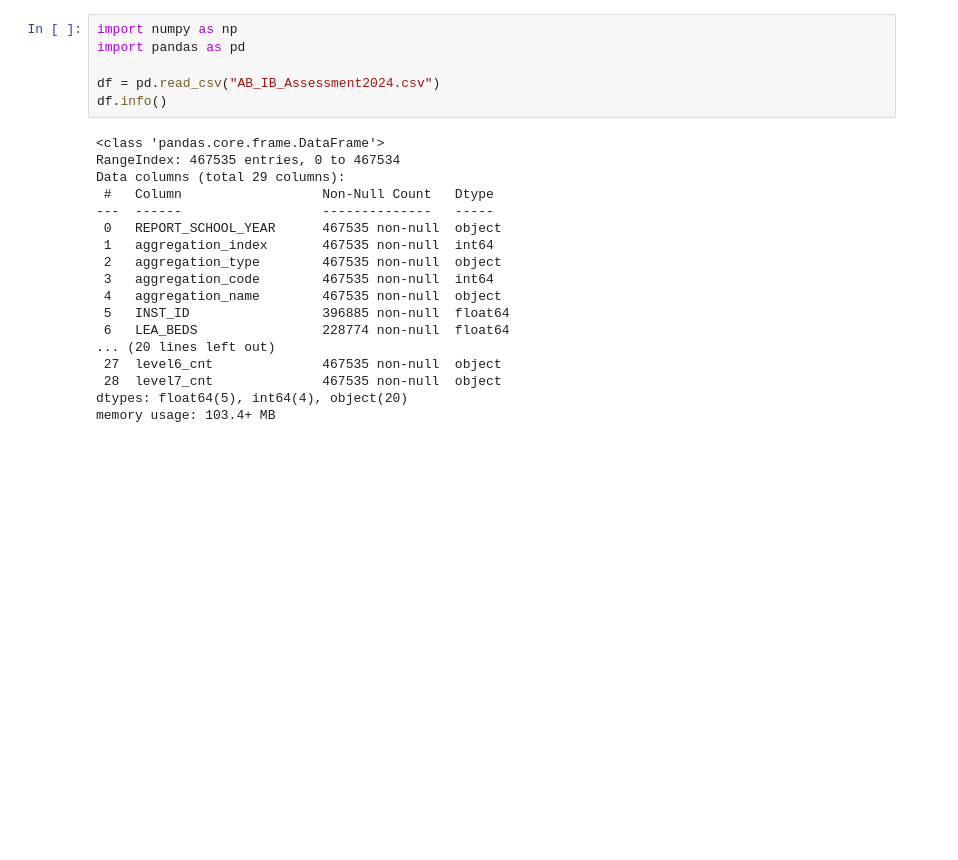
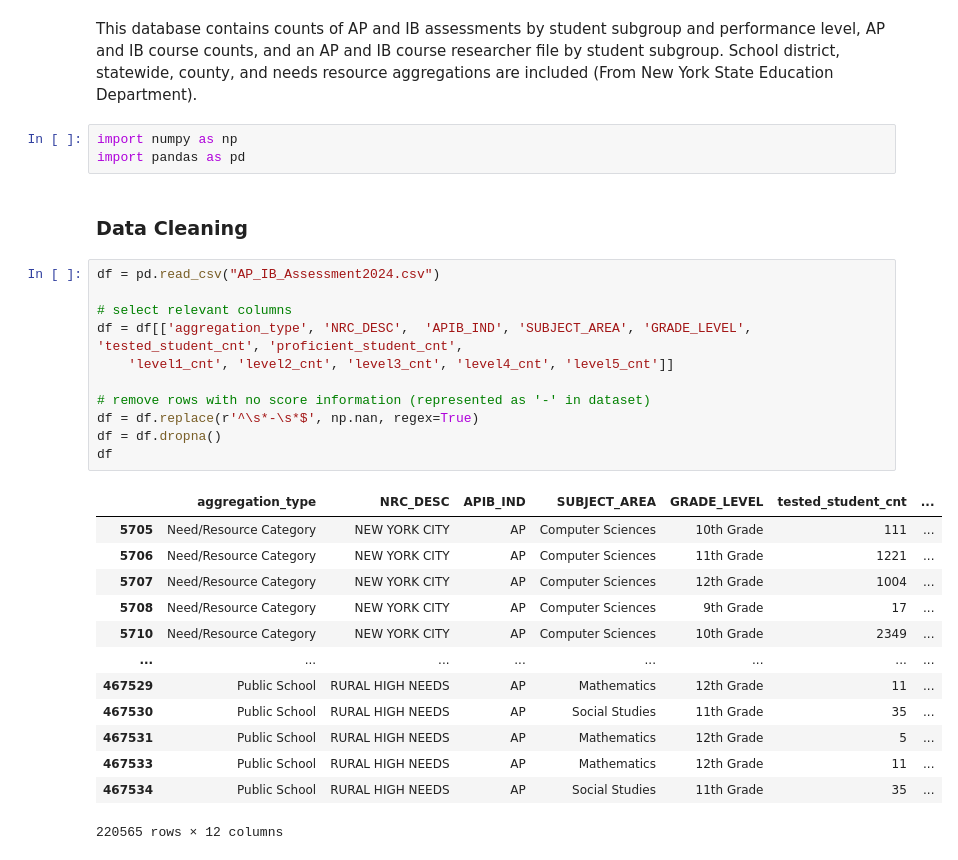
Before and after one commit to leiandas/CS329E-Assignments, a Jupyter notebook: Term Project/tester.ipynb, the cells around one changed output. Cells and saved outputs as stored; diff of their text form; blank space fills up the shorter version.

```diff
--- a/Term Project/tester.ipynb
+++ b/Term Project/tester.ipynb
@@ -1,24 +11,32 @@
+# %% [markdown]
+This database contains counts of AP and IB assessments by student subgroup and performance level, AP and IB course counts, and an AP and IB course researcher file by student subgroup. School district, statewide, county, and needs resource aggregations are included (From New York State Education Department).
 # %%
 import numpy as np
 import pandas as pd
-
-df = pd.read_csv("AB_IB_Assessment2024.csv")
-df.info()
-# %% [output]
-<class 'pandas.core.frame.DataFrame'>
-RangeIndex: 467535 entries, 0 to 467534
-Data columns (total 29 columns):
- #   Column                  Non-Null Count   Dtype
----  ------                  --------------   -----
- 0   REPORT_SCHOOL_YEAR      467535 non-null  object
- 1   aggregation_index       467535 non-null  int64
- 2   aggregation_type        467535 non-null  object
- 3   aggregation_code        467535 non-null  int64
- 4   aggregation_name        467535 non-null  object
- 5   INST_ID                 396885 non-null  float64
- 6   LEA_BEDS                228774 non-null  float64
-... (20 lines left out)
- 27  level6_cnt              467535 non-null  object
- 28  level7_cnt              467535 non-null  object
-dtypes: float64(5), int64(4), object(20)
-memory usage: 103.4+ MB
+# %% [markdown]
+### Data Cleaning
+# %%
+df = pd.read_csv("AP_IB_Assessment2024.csv")
+
+# select relevant columns
+df = df[['aggregation_type', 'NRC_DESC',  'APIB_IND', 'SUBJECT_AREA', 'GRADE_LEVEL', 'tested_student_cnt', 'proficient_student_cnt',
+    'level1_cnt', 'level2_cnt',	'level3_cnt', 'level4_cnt',	'level5_cnt']]
+
+# remove rows with no score information (represented as '-' in dataset)
+df = df.replace(r'^\s*-\s*$', np.nan, regex=True)
+df = df.dropna()
+df
+# %% [output]
+|  | aggregation_type | NRC_DESC | APIB_IND | SUBJECT_AREA | GRADE_LEVEL | tested_student_cnt | ... |
+| 5705 | Need/Resource Category | NEW YORK CITY | AP | Computer Sciences | 10th Grade | 111 | ... |
+| 5706 | Need/Resource Category | NEW YORK CITY | AP | Computer Sciences | 11th Grade | 1221 | ... |
+| 5707 | Need/Resource Category | NEW YORK CITY | AP | Computer Sciences | 12th Grade | 1004 | ... |
+| 5708 | Need/Resource Category | NEW YORK CITY | AP | Computer Sciences | 9th Grade | 17 | ... |
+| 5710 | Need/Resource Category | NEW YORK CITY | AP | Computer Sciences | 10th Grade | 2349 | ... |
+| ... | ... | ... | ... | ... | ... | ... | ... |
+| 467529 | Public School | RURAL HIGH NEEDS | AP | Mathematics | 12th Grade | 11 | ... |
+| 467530 | Public School | RURAL HIGH NEEDS | AP | Social Studies | 11th Grade | 35 | ... |
+| 467531 | Public School | RURAL HIGH NEEDS | AP | Mathematics | 12th Grade | 5 | ... |
+| 467533 | Public School | RURAL HIGH NEEDS | AP | Mathematics | 12th Grade | 11 | ... |
+| 467534 | Public School | RURAL HIGH NEEDS | AP | Social Studies | 11th Grade | 35 | ... |
+220565 rows × 12 columns
```
Also changed, not shown: parts of 21 cells of this notebook, 2 other files.
